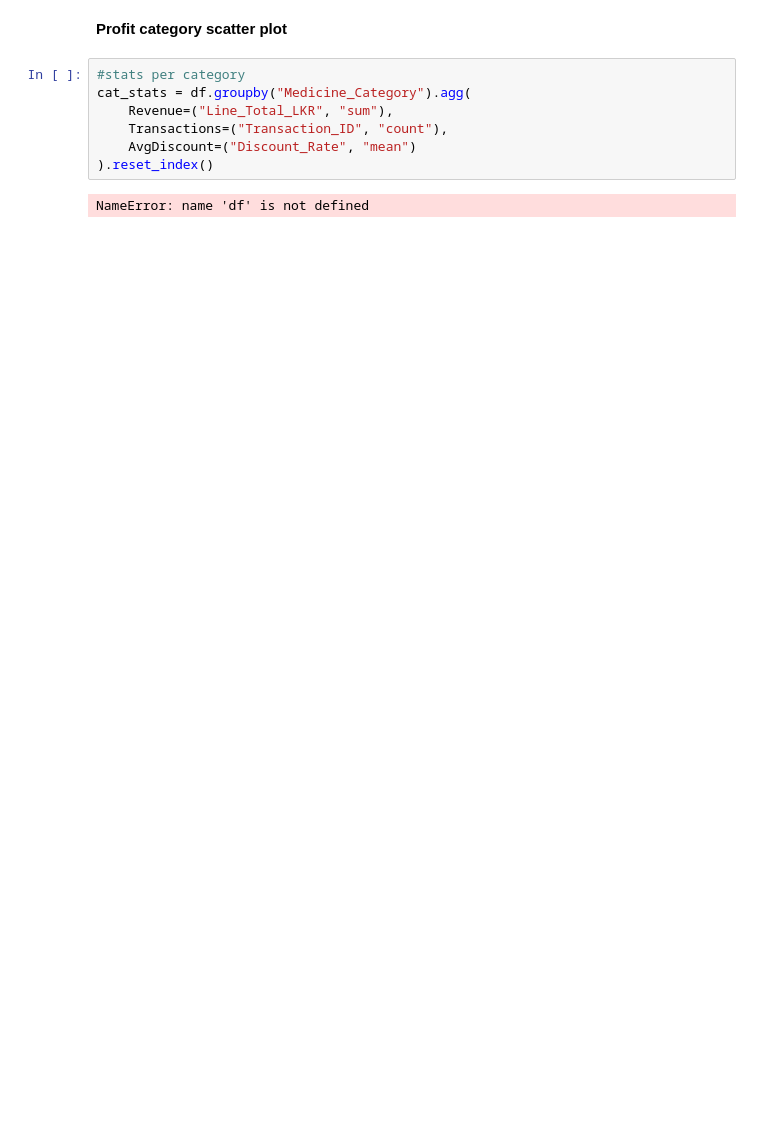
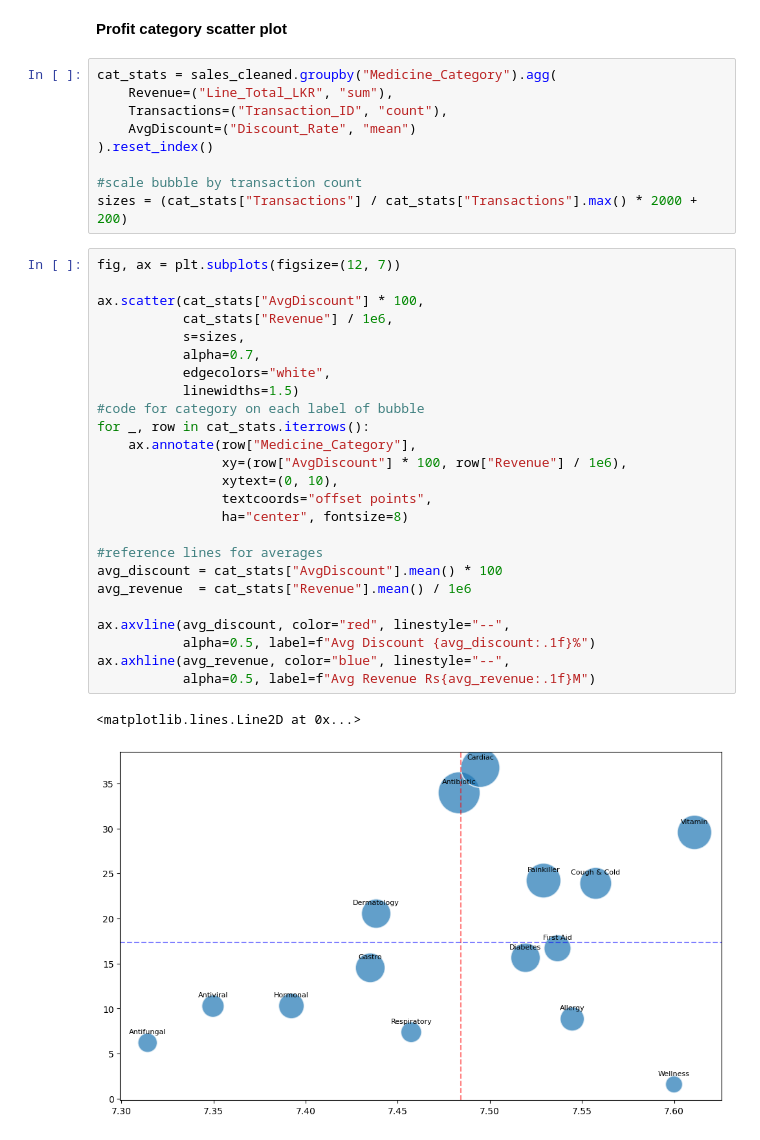
Before and after one commit to arjjunck/medical_data_sales, a Jupyter notebook: Medical_Sales/medical_sales.ipynb, the cells around one changed output. Drawn from its saved outputs; the diff is of its cells as text; blank space fills up the shorter version.

Commit message:
stage 2 is completed for scatter plot

```diff
--- a/Medical_Sales/medical_sales.ipynb
+++ b/Medical_Sales/medical_sales.ipynb
@@ -434,11 +434,39 @@ display(m)
 # %% [markdown]
 **Profit category scatter plot**
 # %%
-#stats per category
-cat_stats = df.groupby("Medicine_Category").agg(
+cat_stats = sales_cleaned.groupby("Medicine_Category").agg(
     Revenue=("Line_Total_LKR", "sum"),
     Transactions=("Transaction_ID", "count"),
     AvgDiscount=("Discount_Rate", "mean")
 ).reset_index()
+
+#scale bubble by transaction count
+sizes = (cat_stats["Transactions"] / cat_stats["Transactions"].max() * 2000 + 200)
-# %% [output]
-NameError: name 'df' is not defined
+# %%
+fig, ax = plt.subplots(figsize=(12, 7))
+
+ax.scatter(cat_stats["AvgDiscount"] * 100,
+           cat_stats["Revenue"] / 1e6,
+           s=sizes,
+           alpha=0.7,
+           edgecolors="white",
+           linewidths=1.5)
+#code for category on each label of bubble
+for _, row in cat_stats.iterrows():
+    ax.annotate(row["Medicine_Category"],
+                xy=(row["AvgDiscount"] * 100, row["Revenue"] / 1e6),
+                xytext=(0, 10),
+                textcoords="offset points",
+                ha="center", fontsize=8)
+
+#reference lines for averages
+avg_discount = cat_stats["AvgDiscount"].mean() * 100
+avg_revenue  = cat_stats["Revenue"].mean() / 1e6
+
+ax.axvline(avg_discount, color="red", linestyle="--",
+           alpha=0.5, label=f"Avg Discount {avg_discount:.1f}%")
+ax.axhline(avg_revenue, color="blue", linestyle="--",
+           alpha=0.5, label=f"Avg Revenue ₨{avg_revenue:.1f}M")
+# %% [output]
+<matplotlib.lines.Line2D at 0x...>
+[figure, added]
```
